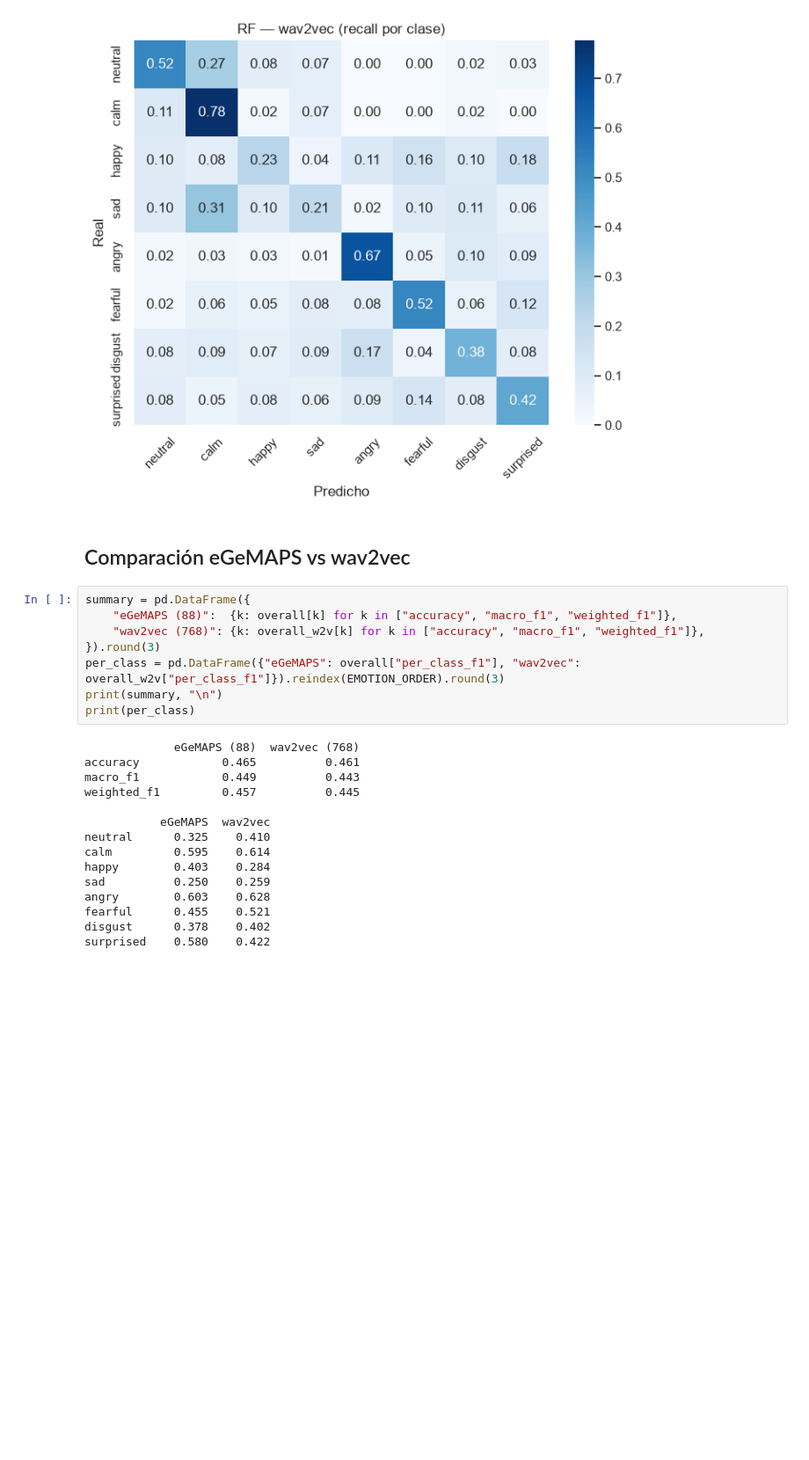
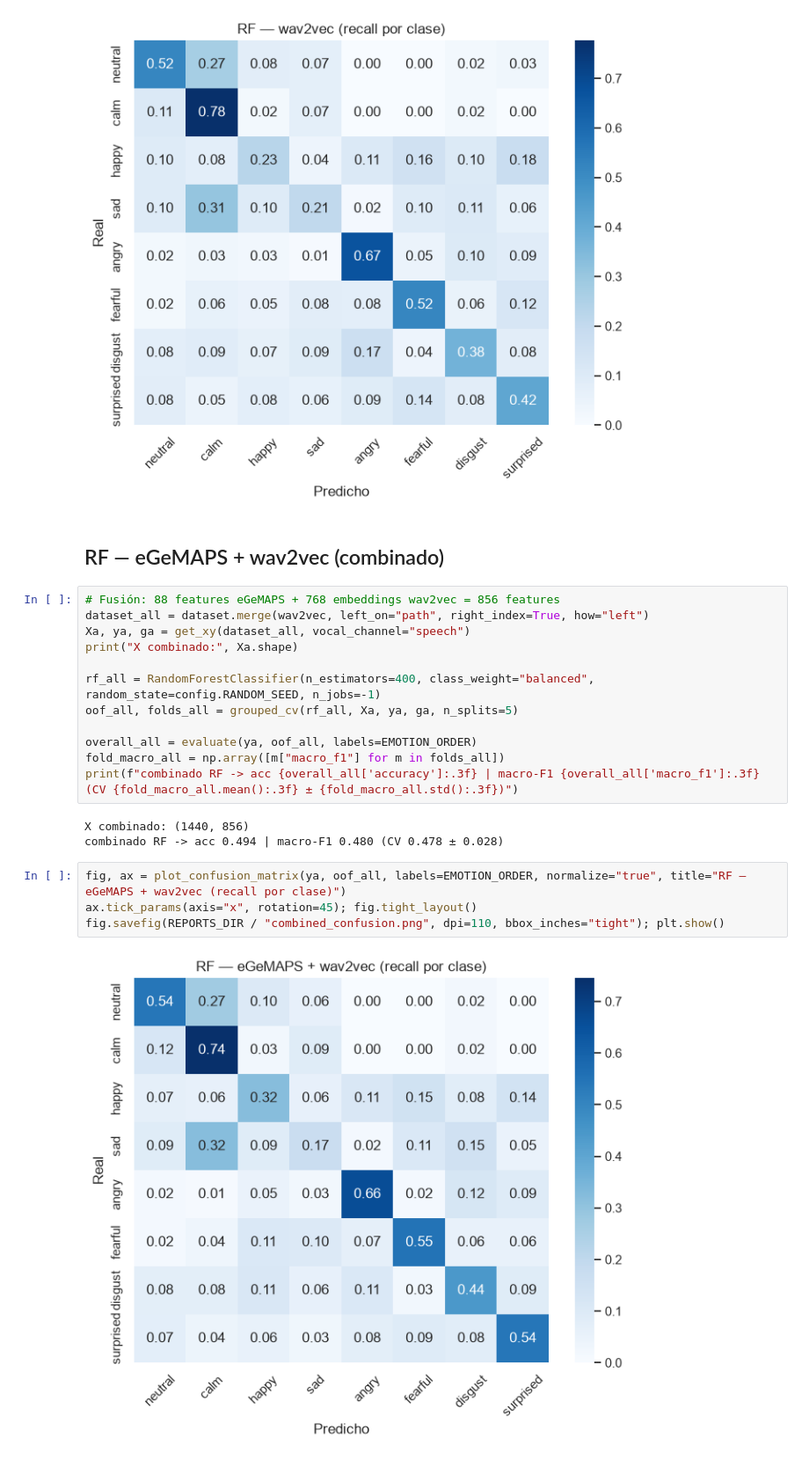
Before and after one commit to BautyGarcia/Gobbie, a Jupyter notebook: notebooks/main.ipynb, the cells around one changed output. Shown at 88% size. Cells and saved outputs as stored; diff of their text form; blank space fills up the shorter version.

```diff
--- a/notebooks/main.ipynb
+++ b/notebooks/main.ipynb
@@ -197,28 +197,26 @@ ax.tick_params(axis="x", rotation=45); fig.tight_layout()
 fig.savefig(REPORTS_DIR / "wav2vec_confusion.png", dpi=110, bbox_inches="tight"); plt.show()
 # %% [output]
 [figure]
-# %% [markdown]
-## Comparación eGeMAPS vs wav2vec
-# %%
-summary = pd.DataFrame({
-    "eGeMAPS (88)":  {k: overall[k] for k in ["accuracy", "macro_f1", "weighted_f1"]},
-    "wav2vec (768)": {k: overall_w2v[k] for k in ["accuracy", "macro_f1", "weighted_f1"]},
-}).round(3)
-per_class = pd.DataFrame({"eGeMAPS": overall["per_class_f1"], "wav2vec": overall_w2v["per_class_f1"]}).reindex(EMOTION_ORDER).round(3)
-print(summary, "\n")
-print(per_class)
-# %% [output]
-             eGeMAPS (88)  wav2vec (768)
-accuracy            0.465          0.461
-macro_f1            0.449          0.443
-weighted_f1         0.457          0.445
-
-           eGeMAPS  wav2vec
-neutral      0.325    0.410
-calm         0.595    0.614
-happy        0.403    0.284
-sad          0.250    0.259
-angry        0.603    0.628
-fearful      0.455    0.521
-disgust      0.378    0.402
-surprised    0.580    0.422
+# %% [markdown]
+## RF — eGeMAPS + wav2vec (combinado)
+# %%
+# Fusión: 88 features eGeMAPS + 768 embeddings wav2vec = 856 features
+dataset_all = dataset.merge(wav2vec, left_on="path", right_index=True, how="left")
+Xa, ya, ga = get_xy(dataset_all, vocal_channel="speech")
+print("X combinado:", Xa.shape)
+
+rf_all = RandomForestClassifier(n_estimators=400, class_weight="balanced", random_state=config.RANDOM_SEED, n_jobs=-1)
+oof_all, folds_all = grouped_cv(rf_all, Xa, ya, ga, n_splits=5)
+
+overall_all = evaluate(ya, oof_all, labels=EMOTION_ORDER)
+fold_macro_all = np.array([m["macro_f1"] for m in folds_all])
+print(f"combinado RF -> acc {overall_all['accuracy']:.3f} | macro-F1 {overall_all['macro_f1']:.3f} (CV {fold_macro_all.mean():.3f} ± {fold_macro_all.std():.3f})")
+# %% [output]
+X combinado: (1440, 856)
+combinado RF -> acc 0.494 | macro-F1 0.480 (CV 0.478 ± 0.028)
+# %%
+fig, ax = plot_confusion_matrix(ya, oof_all, labels=EMOTION_ORDER, normalize="true", title="RF — eGeMAPS + wav2vec (recall por clase)")
+ax.tick_params(axis="x", rotation=45); fig.tight_layout()
+fig.savefig(REPORTS_DIR / "combined_confusion.png", dpi=110, bbox_inches="tight"); plt.show()
+# %% [output]
+[figure, added]
```
Also changed, not shown: parts of 2 cells of this notebook.
